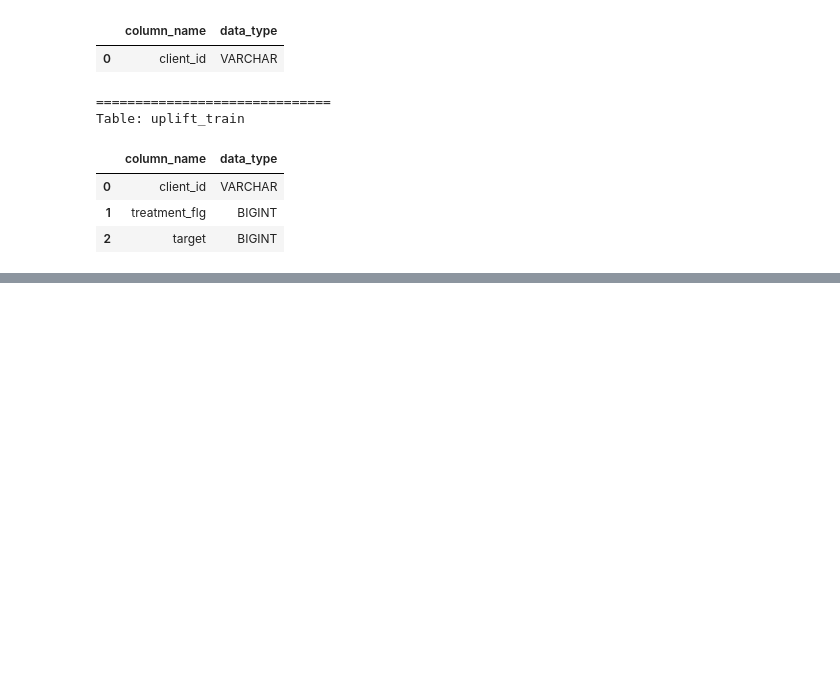
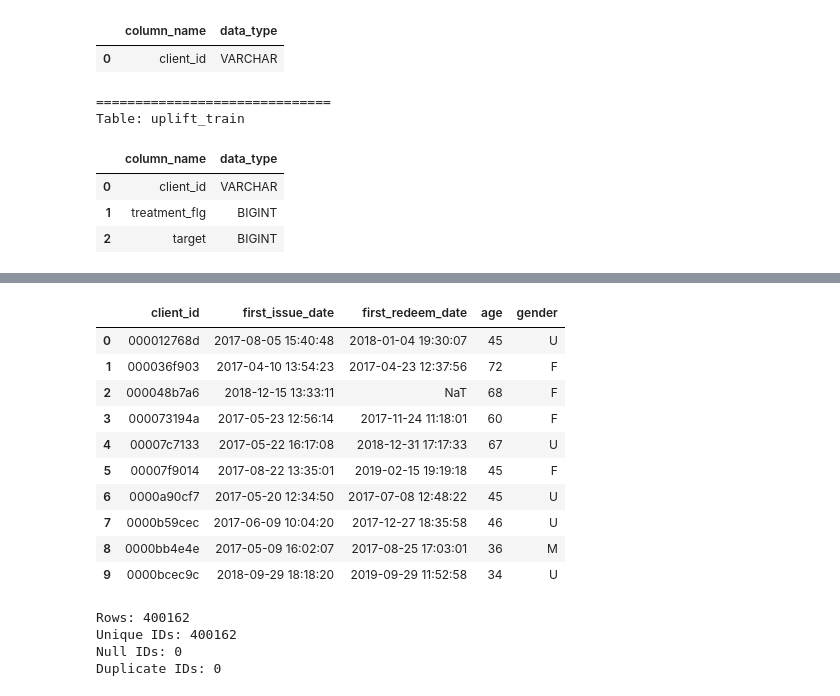
Before and after one commit to zyzsdsg/data-science-from-raw-data-to-decisions, a Jupyter notebook: notebooks/data-science.ipynb, the cells around one changed output, grey strips where cells are left out. Cells and saved outputs as stored; diff of their text form; code cells hidden in the pictures; blank space fills up the shorter version.

```diff
--- a/notebooks/data-science.ipynb
+++ b/notebooks/data-science.ipynb
@@ -149,0 +217,25 @@ Table: uplift_train
+# %%
+clients = pd.read_parquet(OUTPUT_DATA_DIR / "clients.parquet")
+
+display(clients.head(10))
+
+print("Rows:", len(clients))
+print("Unique IDs:", clients["client_id"].nunique())
+print("Null IDs:", clients["client_id"].isna().sum())
+print("Duplicate IDs:", clients["client_id"].duplicated().sum())
+# %% [output]
+|  | client_id | first_issue_date | first_redeem_date | age | gender |
+| 0 | 000012768d | 2017-08-05 15:40:48 | 2018-01-04 19:30:07 | 45 | U |
+| 1 | 000036f903 | 2017-04-10 13:54:23 | 2017-04-23 12:37:56 | 72 | F |
+| 2 | 000048b7a6 | 2018-12-15 13:33:11 | NaT | 68 | F |
+| 3 | 000073194a | 2017-05-23 12:56:14 | 2017-11-24 11:18:01 | 60 | F |
+| 4 | 00007c7133 | 2017-05-22 16:17:08 | 2018-12-31 17:17:33 | 67 | U |
+| 5 | 00007f9014 | 2017-08-22 13:35:01 | 2019-02-15 19:19:18 | 45 | F |
+| 6 | 0000a90cf7 | 2017-05-20 12:34:50 | 2017-07-08 12:48:22 | 45 | U |
+| 7 | 0000b59cec | 2017-06-09 10:04:20 | 2017-12-27 18:35:58 | 46 | U |
+| 8 | 0000bb4e4e | 2017-05-09 16:02:07 | 2017-08-25 17:03:01 | 36 | M |
+| 9 | 0000bcec9c | 2018-09-29 18:18:20 | 2019-09-29 11:52:58 | 34 | U |
+Rows: 400162
+Unique IDs: 400162
+Null IDs: 0
+Duplicate IDs: 0
```
Also changed, not shown: parts of 5 cells of this notebook.
